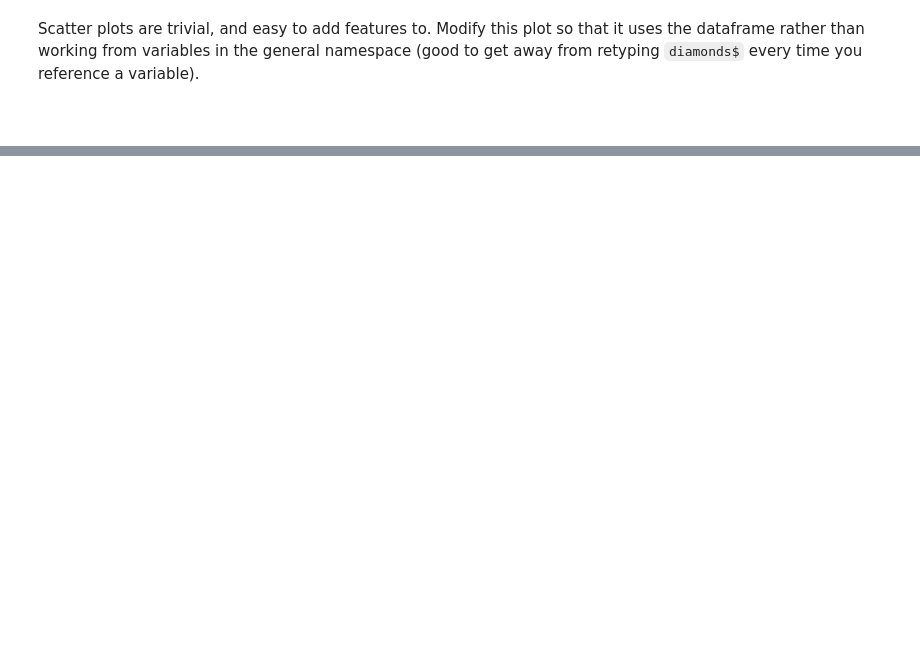
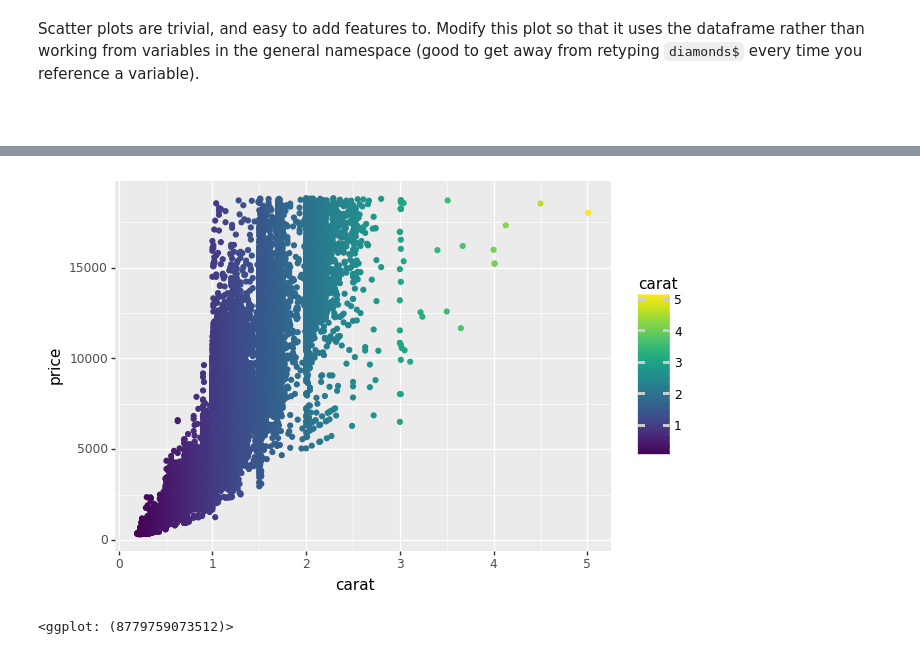
Before and after one commit to valkjsaaa/PSYCH-251-PS2, a Jupyter notebook: ggplot2_exercise.ipynb, the cells around one changed output, grey strips where cells are left out. Saved outputs shown, nothing was run; the diff lists cells and outputs as text; code cells hidden in the pictures; blank space fills up the shorter version.

Commit message:
Finished ggplot exercise

```diff
--- a/ggplot2_exercise.ipynb
+++ b/ggplot2_exercise.ipynb
@@ -32,0 +79,6 @@ Scatter plots are trivial, and easy to add features to. Modify this plot so that
+# %%
+gg.ggplot(mapping=gg.aes(x='carat', y='price'), data=diamonds) + \
+    gg.geom_point(mapping = gg.aes(color='carat'))
+# %% [output]
+[figure, added]
+<ggplot: (8779759073512)>
```
Also changed, not shown: parts of 19 cells of this notebook.
